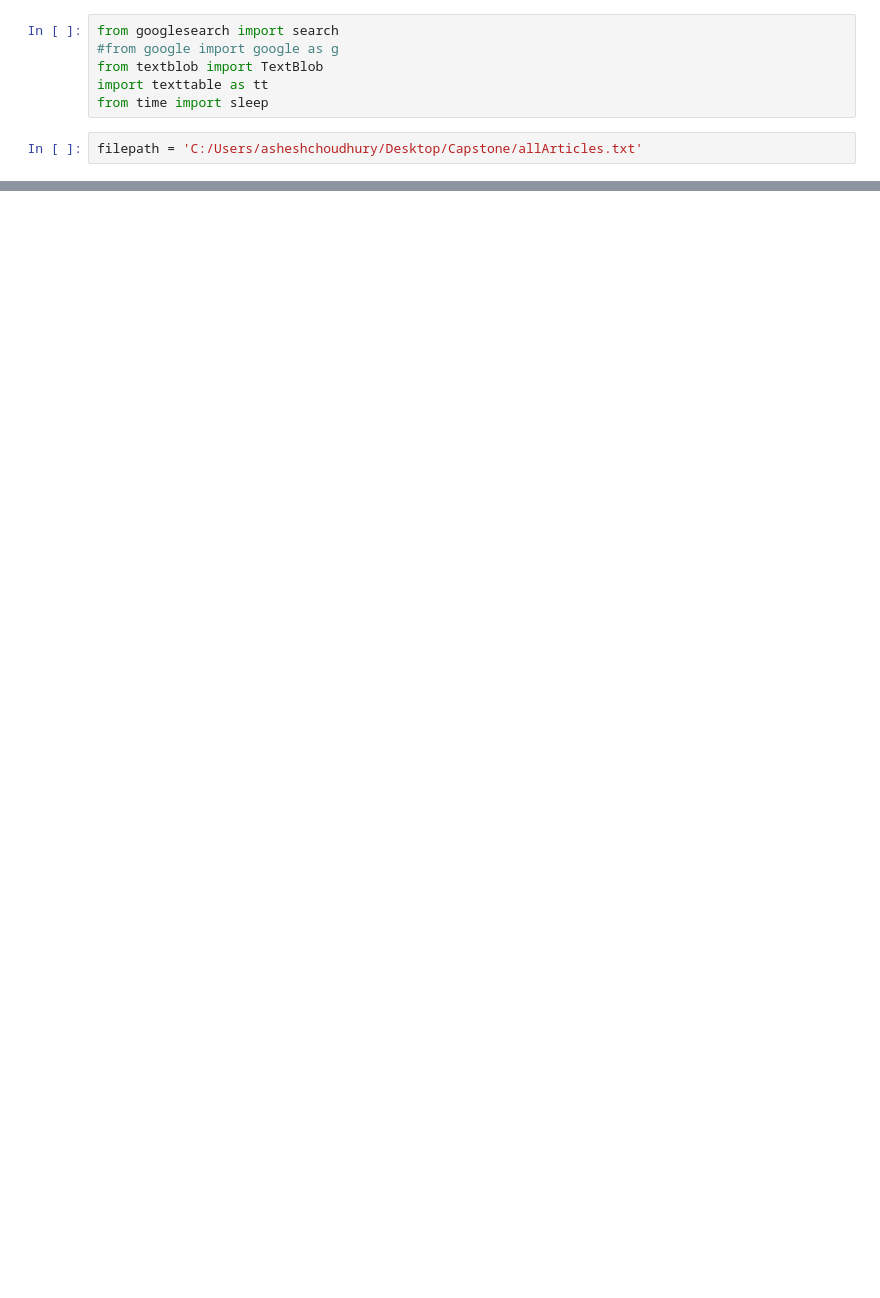
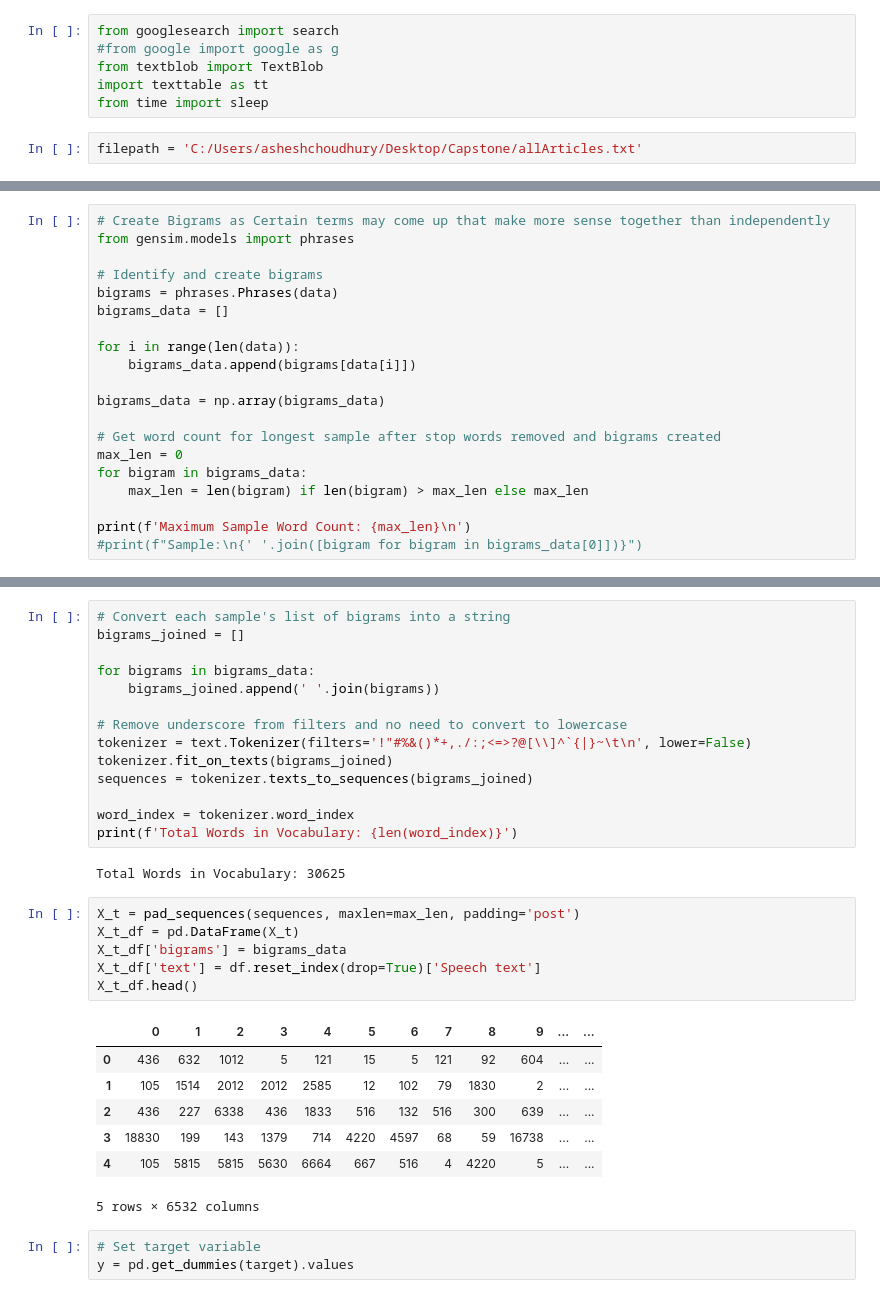
Before and after one commit to adereth-mids/w210-final, a Jupyter notebook: analysis/Media_bias.ipynb, the cells around one changed output, grey strips where cells are left out. Saved outputs shown, nothing was run; the diff lists cells and outputs as text; blank space fills up the shorter version.

```diff
--- a/analysis/Media_bias.ipynb
+++ b/analysis/Media_bias.ipynb
@@ -193,0 +603,20 @@ Statement % for Trump with <0.33 subjectivity : 1.7
+# %%
+# Create Bigrams as Certain terms may come up that make more sense together than independently
+from gensim.models import phrases
+
+# Identify and create bigrams
+bigrams = phrases.Phrases(data)
+bigrams_data = []
+
+for i in range(len(data)):
+    bigrams_data.append(bigrams[data[i]])
+
+bigrams_data = np.array(bigrams_data)
+
+# Get word count for longest sample after stop words removed and bigrams created
+max_len = 0
+for bigram in bigrams_data:
+    max_len = len(bigram) if len(bigram) > max_len else max_len
+
+print(f'Maximum Sample Word Count: {max_len}\n')
+#print(f"Sample:\n{' '.join([bigram for bigram in bigrams_data[0]])}")
@@ -193,0 +751,33 @@ Statement % for Trump with <0.33 subjectivity : 1.7
+# %%
+# Convert each sample's list of bigrams into a string
+bigrams_joined = []
+
+for bigrams in bigrams_data:
+    bigrams_joined.append(' '.join(bigrams))
+
+# Remove underscore from filters and no need to convert to lowercase
+tokenizer = text.Tokenizer(filters='!"#%&()*+,./:;<=>?@[\\]^`{|}~\t\n', lower=False)
+tokenizer.fit_on_texts(bigrams_joined)
+sequences = tokenizer.texts_to_sequences(bigrams_joined)
+
+word_index = tokenizer.word_index
+print(f'Total Words in Vocabulary: {len(word_index)}')
+# %% [output]
+Total Words in Vocabulary: 30625
+# %%
+X_t = pad_sequences(sequences, maxlen=max_len, padding='post')
+X_t_df = pd.DataFrame(X_t)
+X_t_df['bigrams'] = bigrams_data
+X_t_df['text'] = df.reset_index(drop=True)['Speech text']
+X_t_df.head()
+# %% [output]
+|  | 0 | 1 | 2 | 3 | 4 | 5 | 6 | 7 | 8 | 9 | ... | ... |
+| 0 | 436 | 632 | 1012 | 5 | 121 | 15 | 5 | 121 | 92 | 604 | ... | ... |
+| 1 | 105 | 1514 | 2012 | 2012 | 2585 | 12 | 102 | 79 | 1830 | 2 | ... | ... |
+| 2 | 436 | 227 | 6338 | 436 | 1833 | 516 | 132 | 516 | 300 | 639 | ... | ... |
+| 3 | 18830 | 199 | 143 | 1379 | 714 | 4220 | 4597 | 68 | 59 | 16738 | ... | ... |
+| 4 | 105 | 5815 | 5815 | 5630 | 6664 | 667 | 516 | 4 | 4220 | 5 | ... | ... |
+5 rows × 6532 columns
+# %%
+# Set target variable
+y = pd.get_dummies(target).values
```
Also changed, not shown: parts of 65 cells of this notebook.
